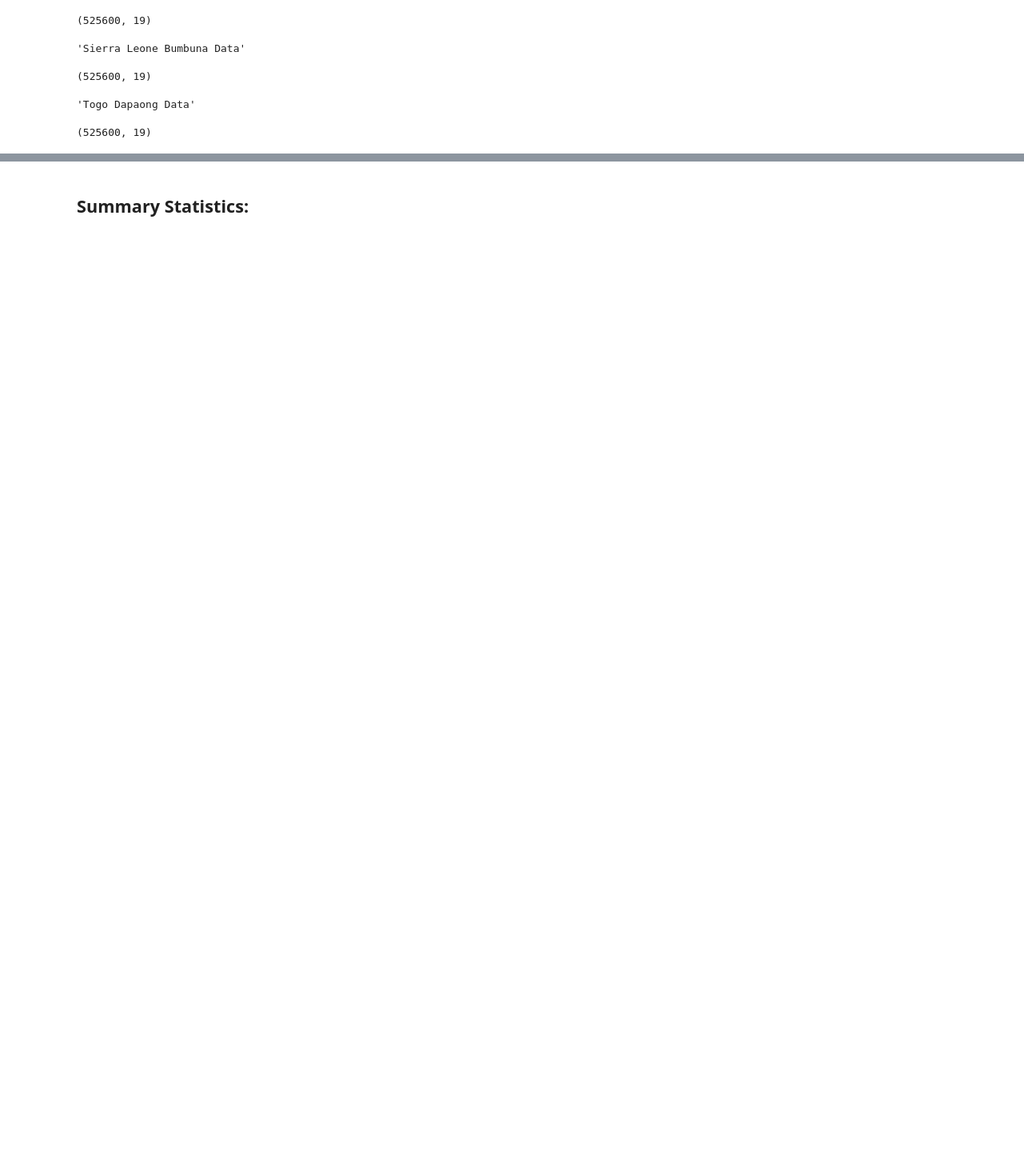
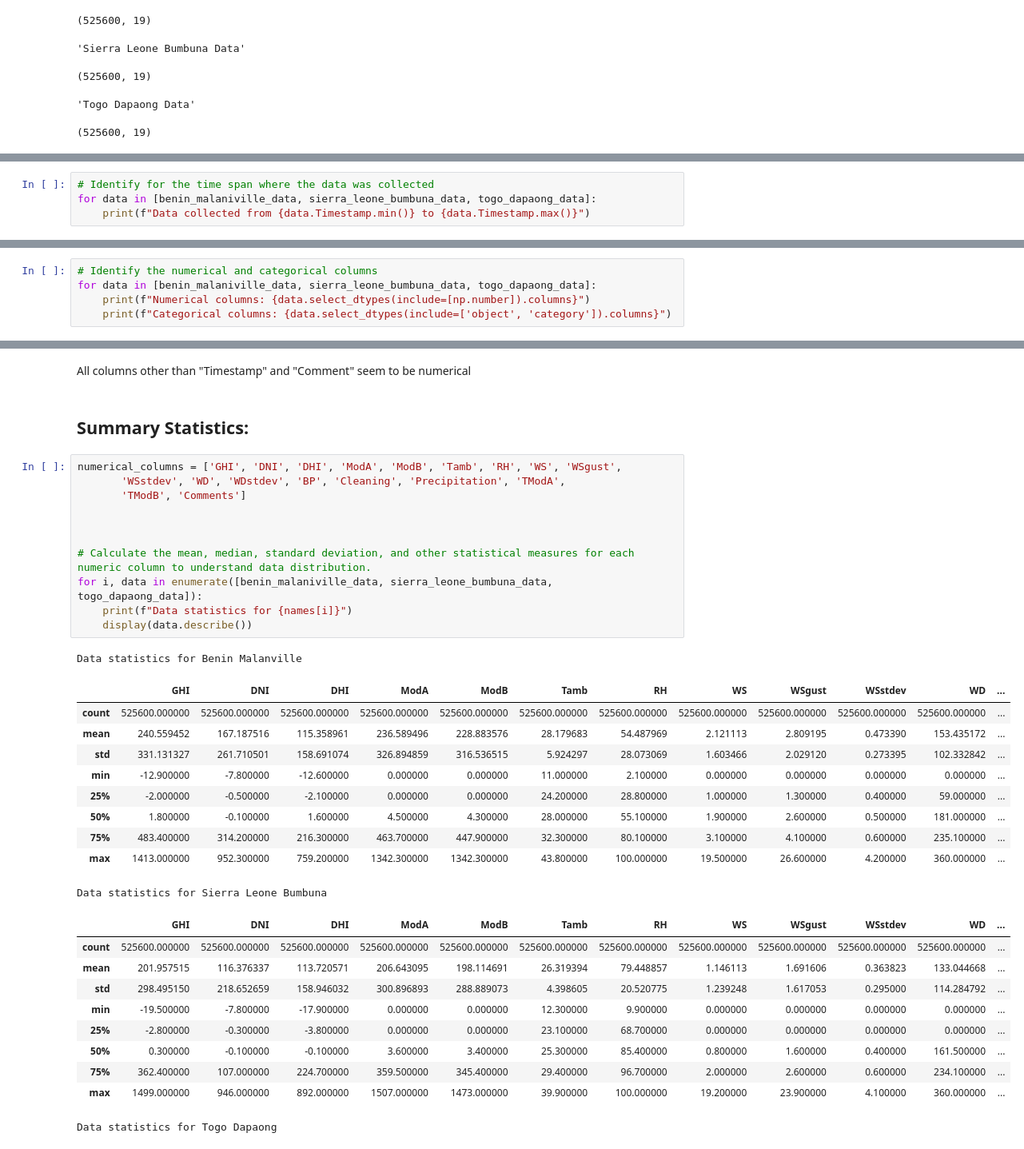
Before and after one commit to JONNY-ME/KAIM3-week0, a Jupyter notebook: src/notebooks/data_analysis.ipynb, the cells around one changed output, grey strips where cells are left out. Shown at 80% size. Saved outputs shown, nothing was run; the diff lists cells and outputs as text; blank space fills up the shorter version.

Commit message:
[Feat] summary statistics on eda

```diff
--- a/src/notebooks/data_analysis.ipynb
+++ b/src/notebooks/data_analysis.ipynb
@@ -121,3 +124,7 @@ Description for the column names
 - TModA (°C): Temperature of Module A in degrees Celsius.
 - TModB (°C): Temperature of Module B in degrees Celsius.
 - Comments: This column is designed for any additional notes.
+# %%
+# Identify for the time span where the data was collected
+for data in [benin_malaniville_data, sierra_leone_bumbuna_data, togo_dapaong_data]:
+    print(f"Data collected from {data.Timestamp.min()} to {data.Timestamp.max()}")
@@ -123,0 +135,5 @@ Description for the column names
+# %%
+# Identify the numerical and categorical columns
+for data in [benin_malaniville_data, sierra_leone_bumbuna_data, togo_dapaong_data]:
+    print(f"Numerical columns: {data.select_dtypes(include=[np.number]).columns}")
+    print(f"Categorical columns: {data.select_dtypes(include=['object', 'category']).columns}")
@@ -124,2 +156,37 @@ Description for the column names
+# %% [markdown]
+All columns other than "Timestamp" and "Comment" seem to be numerical
 # %% [markdown]
 ## Summary Statistics:
+# %%
+numerical_columns = ['GHI', 'DNI', 'DHI', 'ModA', 'ModB', 'Tamb', 'RH', 'WS', 'WSgust',
+       'WSstdev', 'WD', 'WDstdev', 'BP', 'Cleaning', 'Precipitation', 'TModA',
+       'TModB', 'Comments']
+
+
+
+# Calculate the mean, median, standard deviation, and other statistical measures for each numeric column to understand data distribution.
+for i, data in enumerate([benin_malaniville_data, sierra_leone_bumbuna_data, togo_dapaong_data]):
+    print(f"Data statistics for {names[i]}")
+    display(data.describe())
+# %% [output]
+Data statistics for Benin Malanville
+|  | GHI | DNI | DHI | ModA | ModB | Tamb | RH | WS | WSgust | WSstdev | WD | ... |
+| count | 525600.000000 | 525600.000000 | 525600.000000 | 525600.000000 | 525600.000000 | 525600.000000 | 525600.000000 | 525600.000000 | 525600.000000 | 525600.000000 | 525600.000000 | ... |
+| mean | 240.559452 | 167.187516 | 115.358961 | 236.589496 | 228.883576 | 28.179683 | 54.487969 | 2.121113 | 2.809195 | 0.473390 | 153.435172 | ... |
+| std | 331.131327 | 261.710501 | 158.691074 | 326.894859 | 316.536515 | 5.924297 | 28.073069 | 1.603466 | 2.029120 | 0.273395 | 102.332842 | ... |
+| min | -12.900000 | -7.800000 | -12.600000 | 0.000000 | 0.000000 | 11.000000 | 2.100000 | 0.000000 | 0.000000 | 0.000000 | 0.000000 | ... |
+| 25% | -2.000000 | -0.500000 | -2.100000 | 0.000000 | 0.000000 | 24.200000 | 28.800000 | 1.000000 | 1.300000 | 0.400000 | 59.000000 | ... |
+| 50% | 1.800000 | -0.100000 | 1.600000 | 4.500000 | 4.300000 | 28.000000 | 55.100000 | 1.900000 | 2.600000 | 0.500000 | 181.000000 | ... |
+| 75% | 483.400000 | 314.200000 | 216.300000 | 463.700000 | 447.900000 | 32.300000 | 80.100000 | 3.100000 | 4.100000 | 0.600000 | 235.100000 | ... |
+| max | 1413.000000 | 952.300000 | 759.200000 | 1342.300000 | 1342.300000 | 43.800000 | 100.000000 | 19.500000 | 26.600000 | 4.200000 | 360.000000 | ... |
+Data statistics for Sierra Leone Bumbuna
+|  | GHI | DNI | DHI | ModA | ModB | Tamb | RH | WS | WSgust | WSstdev | WD | ... |
+| count | 525600.000000 | 525600.000000 | 525600.000000 | 525600.000000 | 525600.000000 | 525600.000000 | 525600.000000 | 525600.000000 | 525600.000000 | 525600.000000 | 525600.000000 | ... |
+| mean | 201.957515 | 116.376337 | 113.720571 | 206.643095 | 198.114691 | 26.319394 | 79.448857 | 1.146113 | 1.691606 | 0.363823 | 133.044668 | ... |
+| std | 298.495150 | 218.652659 | 158.946032 | 300.896893 | 288.889073 | 4.398605 | 20.520775 | 1.239248 | 1.617053 | 0.295000 | 114.284792 | ... |
+| min | -19.500000 | -7.800000 | -17.900000 | 0.000000 | 0.000000 | 12.300000 | 9.900000 | 0.000000 | 0.000000 | 0.000000 | 0.000000 | ... |
+| 25% | -2.800000 | -0.300000 | -3.800000 | 0.000000 | 0.000000 | 23.100000 | 68.700000 | 0.000000 | 0.000000 | 0.000000 | 0.000000 | ... |
+| 50% | 0.300000 | -0.100000 | -0.100000 | 3.600000 | 3.400000 | 25.300000 | 85.400000 | 0.800000 | 1.600000 | 0.400000 | 161.500000 | ... |
+| 75% | 362.400000 | 107.000000 | 224.700000 | 359.500000 | 345.400000 | 29.400000 | 96.700000 | 2.000000 | 2.600000 | 0.600000 | 234.100000 | ... |
+| max | 1499.000000 | 946.000000 | 892.000000 | 1507.000000 | 1473.000000 | 39.900000 | 100.000000 | 19.200000 | 23.900000 | 4.100000 | 360.000000 | ... |
+Data statistics for Togo Dapaong
```
Also changed, not shown: parts of 4 cells of this notebook.
